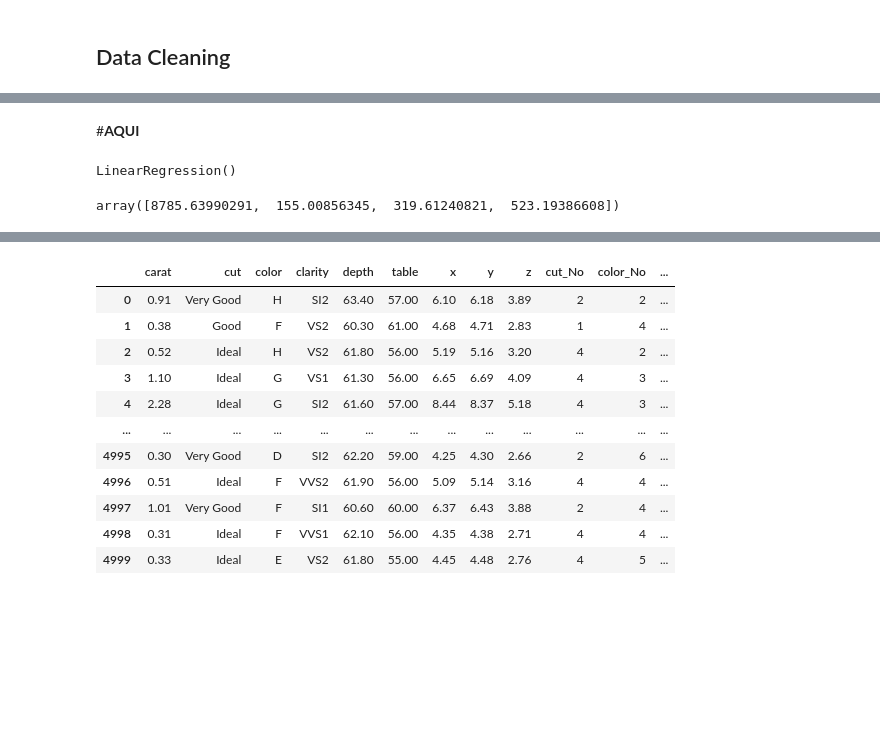
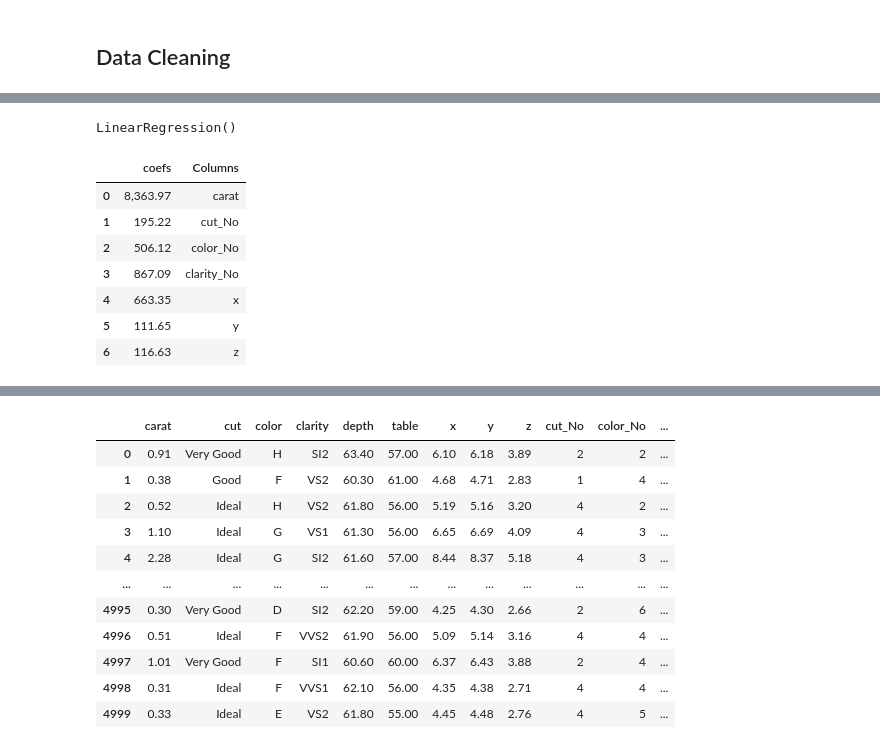
Before and after one commit to lenagrumbach/diamond_price_prediction, a Jupyter notebook: projeto_regressao_linear.ipynb, the cells around one changed output, grey strips where cells are left out. Cells and saved outputs as stored; diff of their text form; code cells hidden in the pictures; blank space fills up the shorter version.

```diff
--- a/projeto_regressao_linear.ipynb
+++ b/projeto_regressao_linear.ipynb
@@ -155 +193,3 @@ mask = ((df_diamonds['x']==0) | (df_diamonds['y']==0) | (df_diamonds['z']==0))
+# %%
+mask_carat = df_diamonds['carat']>=0.63
 # %%
@@ -169,2 +196,0 @@ len(df_diamonds.loc[mask])/len(df_diamonds)*100
-# %%
-df_diamonds = df_diamonds.loc[~mask]
@@ -210,8 +212,6 @@ clarity_No   -0.15
 Name: price, dtype: float64
-# %% [markdown]
-#**AQUI**
 # %%
-X = df_diamonds[['carat','cut_No','color_No','clarity_No']]#,'x','y','z']]
+X = df_diamonds[['carat', 'cut_No', 'color_No', 'clarity_No', 'x', 'y', 'z']]
 y = df_diamonds['price']
 # %%
 modelo_diamonds = LinearRegression()
@@ -219,10 +219,18 @@ modelo_diamonds = LinearRegression()
 modelo_diamonds.fit(X,y)
 # %% [output]
 LinearRegression()
-# %%
-modelo_diamonds.coef_
-# %% [output]
-array([8785.63990291,  155.00856345,  319.61240821,  523.19386608])
+# %%
+modelo_diamonds.coef_
+pd.DataFrame({'coefs':modelo_diamonds.coef_,'Columns':X.columns})
+# %% [output]
+|  | coefs | Columns |
+| 0 | 8,363.97 | carat |
+| 1 | 195.22 | cut_No |
+| 2 | 506.12 | color_No |
+| 3 | 867.09 | clarity_No |
+| 4 | 663.35 | x |
+| 5 | 111.65 | y |
+| 6 | 116.63 | z |
 # %%
 modelo_diamonds.intercept_
 # %% [output]
```
Also changed, not shown: parts of 36 cells of this notebook.
